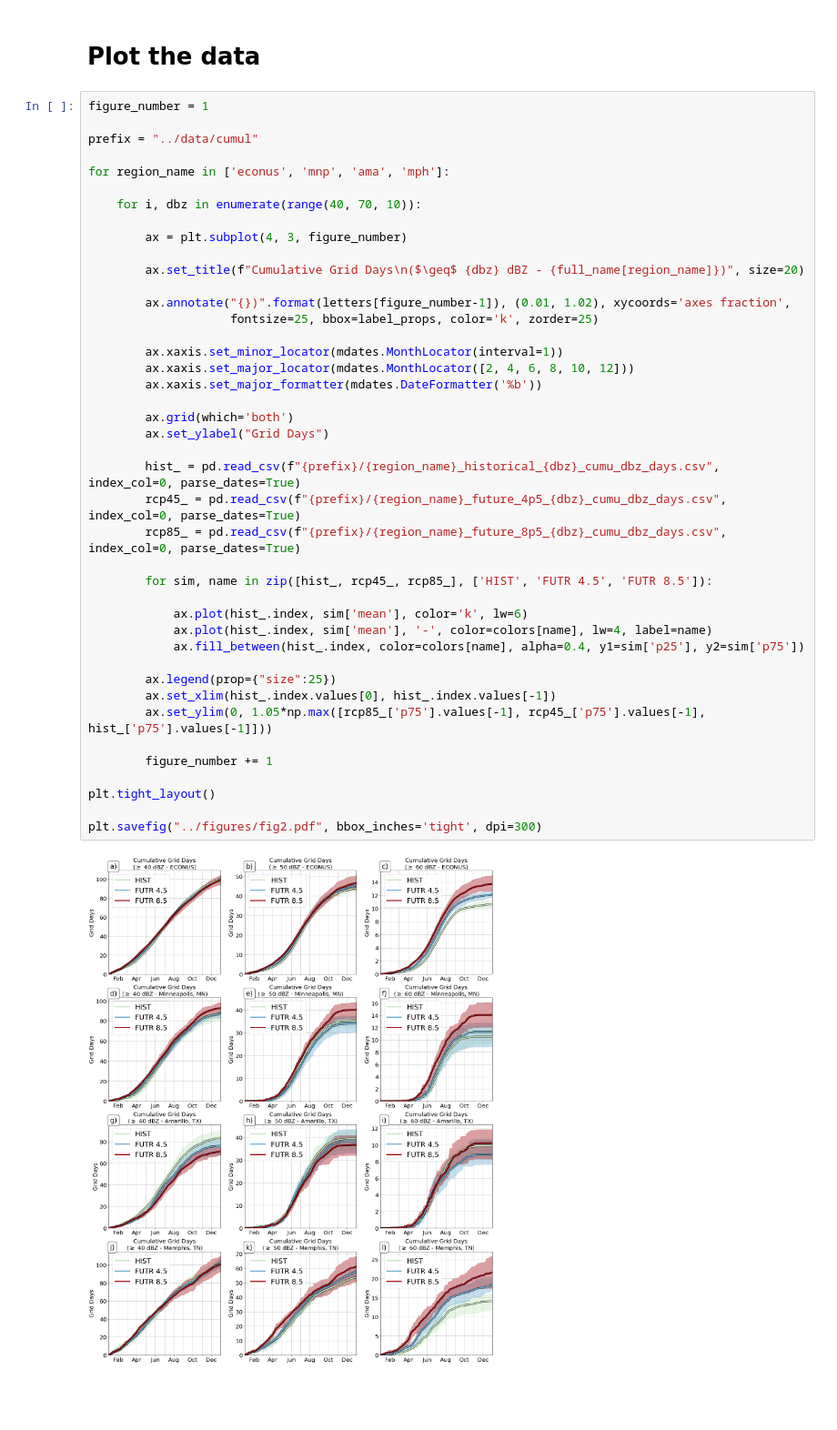
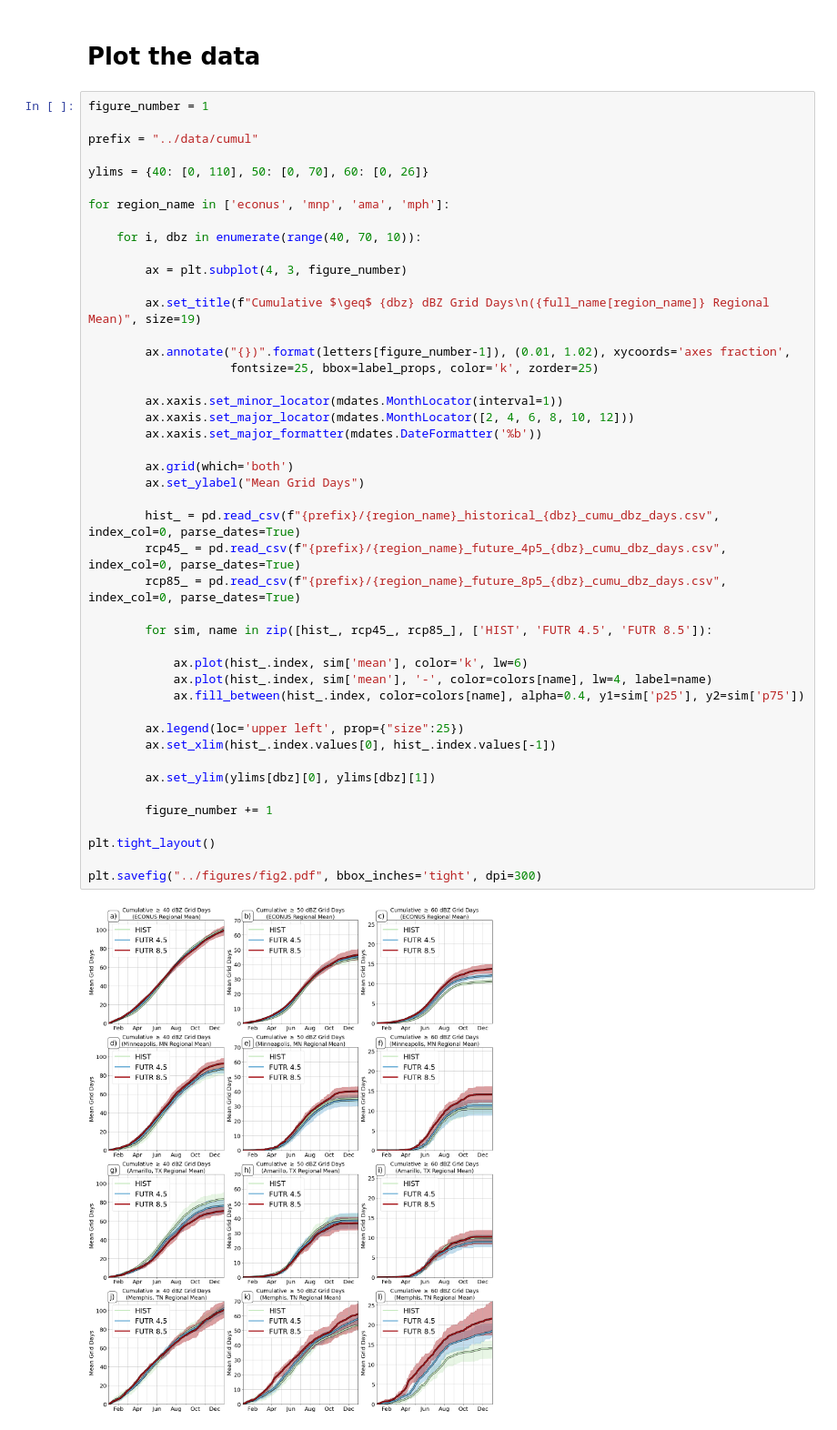
Before and after one commit to ahaberlie/GRL2022, a Jupyter notebook: notebooks/Fig_2_Cumulative_Sums.ipynb, the cells around one changed output. Shown at 91% size. Saved outputs shown, nothing was run; the diff lists cells and outputs as text; blank space fills up the shorter version.

```diff
--- a/notebooks/Fig_2_Cumulative_Sums.ipynb
+++ b/notebooks/Fig_2_Cumulative_Sums.ipynb
@@ -61,6 +61,8 @@ label_props = dict(boxstyle='round', facecolor='w', alpha=1)
 figure_number = 1
 
 prefix = "../data/cumul"
+
+ylims = {40: [0, 110], 50: [0, 70], 60: [0, 26]}
 
 for region_name in ['econus', 'mnp', 'ama', 'mph']:
 
@@ -68,36 +70,37 @@ for region_name in ['econus', 'mnp', 'ama', 'mph']:
 
         ax = plt.subplot(4, 3, figure_number)
 
-        ax.set_title(f"Cumulative Grid Days\n($\geq$ {dbz} dBZ - {full_name[region_name]})", size=20)
+        ax.set_title(f"Cumulative $\geq$ {dbz} dBZ Grid Days\n({full_name[region_name]} Regional Mean)", size=19)
 
         ax.annotate("{})".format(letters[figure_number-1]), (0.01, 1.02), xycoords='axes fraction',
                     fontsize=25, bbox=label_props, color='k', zorder=25)
 
         ax.xaxis.set_minor_locator(mdates.MonthLocator(interval=1))
         ax.xaxis.set_major_locator(mdates.MonthLocator([2, 4, 6, 8, 10, 12]))
         ax.xaxis.set_major_formatter(mdates.DateFormatter('%b'))
 
         ax.grid(which='both')
-        ax.set_ylabel("Grid Days")
+        ax.set_ylabel("Mean Grid Days")
 
         hist_ = pd.read_csv(f"{prefix}/{region_name}_historical_{dbz}_cumu_dbz_days.csv", index_col=0, parse_dates=True)
         rcp45_ = pd.read_csv(f"{prefix}/{region_name}_future_4p5_{dbz}_cumu_dbz_days.csv", index_col=0, parse_dates=True)
         rcp85_ = pd.read_csv(f"{prefix}/{region_name}_future_8p5_{dbz}_cumu_dbz_days.csv", index_col=0, parse_dates=True)
 
         for sim, name in zip([hist_, rcp45_, rcp85_], ['HIST', 'FUTR 4.5', 'FUTR 8.5']):
 
             ax.plot(hist_.index, sim['mean'], color='k', lw=6)
             ax.plot(hist_.index, sim['mean'], '-', color=colors[name], lw=4, label=name)
             ax.fill_between(hist_.index, color=colors[name], alpha=0.4, y1=sim['p25'], y2=sim['p75'])
 
-        ax.legend(prop={"size":25})
+        ax.legend(loc='upper left', prop={"size":25})
         ax.set_xlim(hist_.index.values[0], hist_.index.values[-1])
-        ax.set_ylim(0, 1.05*np.max([rcp85_['p75'].values[-1], rcp45_['p75'].values[-1], hist_['p75'].values[-1]]))
+
+        ax.set_ylim(ylims[dbz][0], ylims[dbz][1])
 
         figure_number += 1
 
 plt.tight_layout()
 
 plt.savefig("../figures/fig2.pdf", bbox_inches='tight', dpi=300)
 # %% [output]
-[figure, old version]
+[figure, new version]
```
Also changed, not shown: 4 other files.
